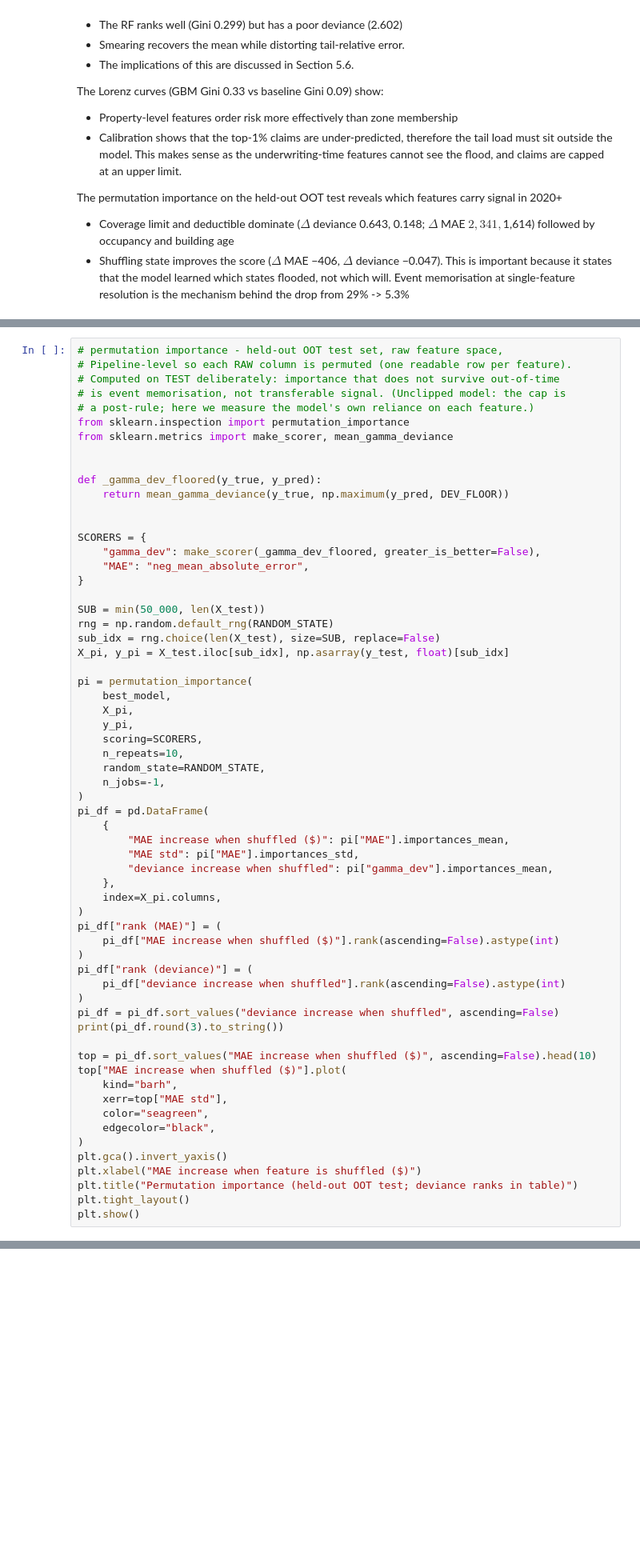
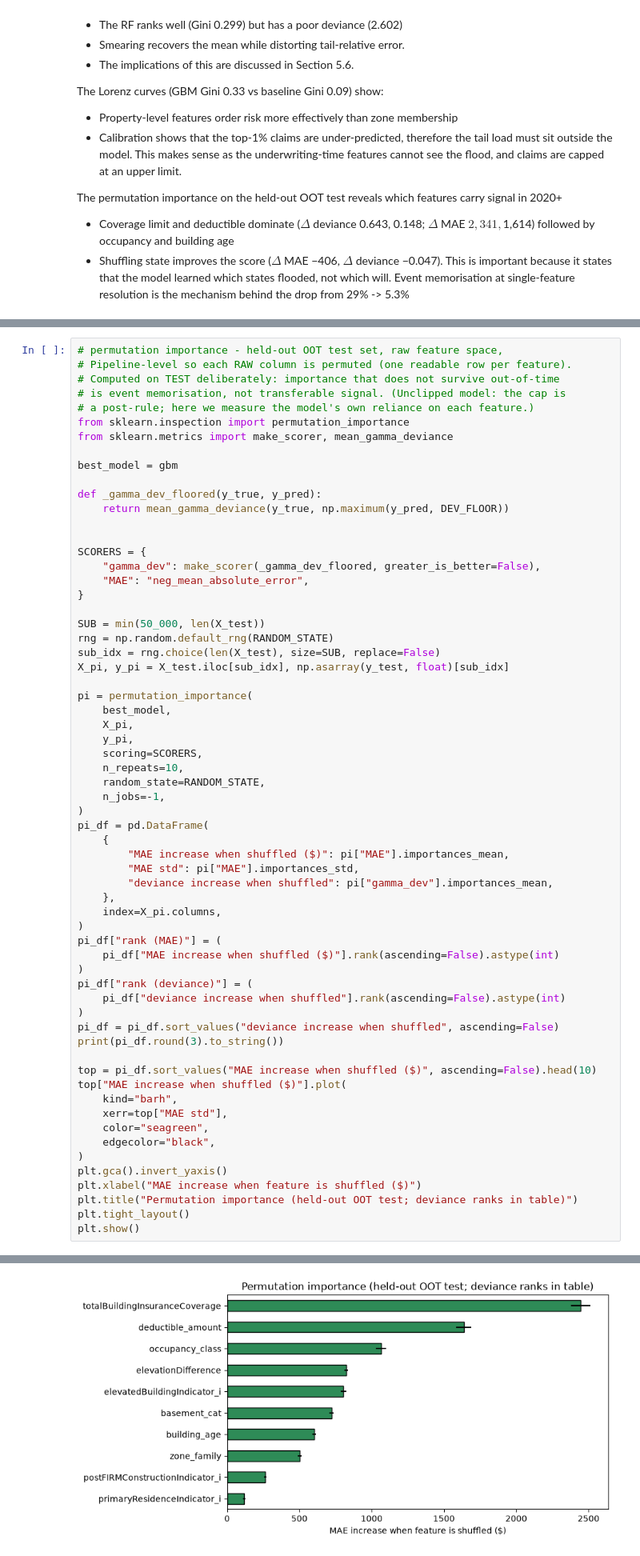
Before and after one commit to ytterbiu/smm284-AML-FIMA-flood-severity-g09, a Jupyter notebook: BE_notes.ipynb, the cells around one changed output, grey strips where cells are left out. Shown at 80% size. Cells and saved outputs as stored; diff of their text form; blank space fills up the shorter version.

```diff
--- a/BE_notes.ipynb
+++ b/BE_notes.ipynb
@@ -2455,6 +2492,7 @@ plt.show()
 from sklearn.inspection import permutation_importance
 from sklearn.metrics import make_scorer, mean_gamma_deviance
 
+best_model = gbm
 
 def _gamma_dev_floored(y_true, y_pred):
     return mean_gamma_deviance(y_true, np.maximum(y_pred, DEV_FLOOR))
@@ -2508,3 +2546,4 @@ plt.xlabel("MAE increase when feature is shuffled ($)")
 plt.title("Permutation importance (held-out OOT test; deviance ranks in table)")
 plt.tight_layout()
 plt.show()
+# %% [output]
@@ -2511,3 +2565,4 @@ plt.show()
+[figure, added]
 # %% [markdown]
 ### 5.3 Tuning
 # %% [markdown]
```
Also changed, not shown: parts of 24 cells of this notebook, 2 other files.
